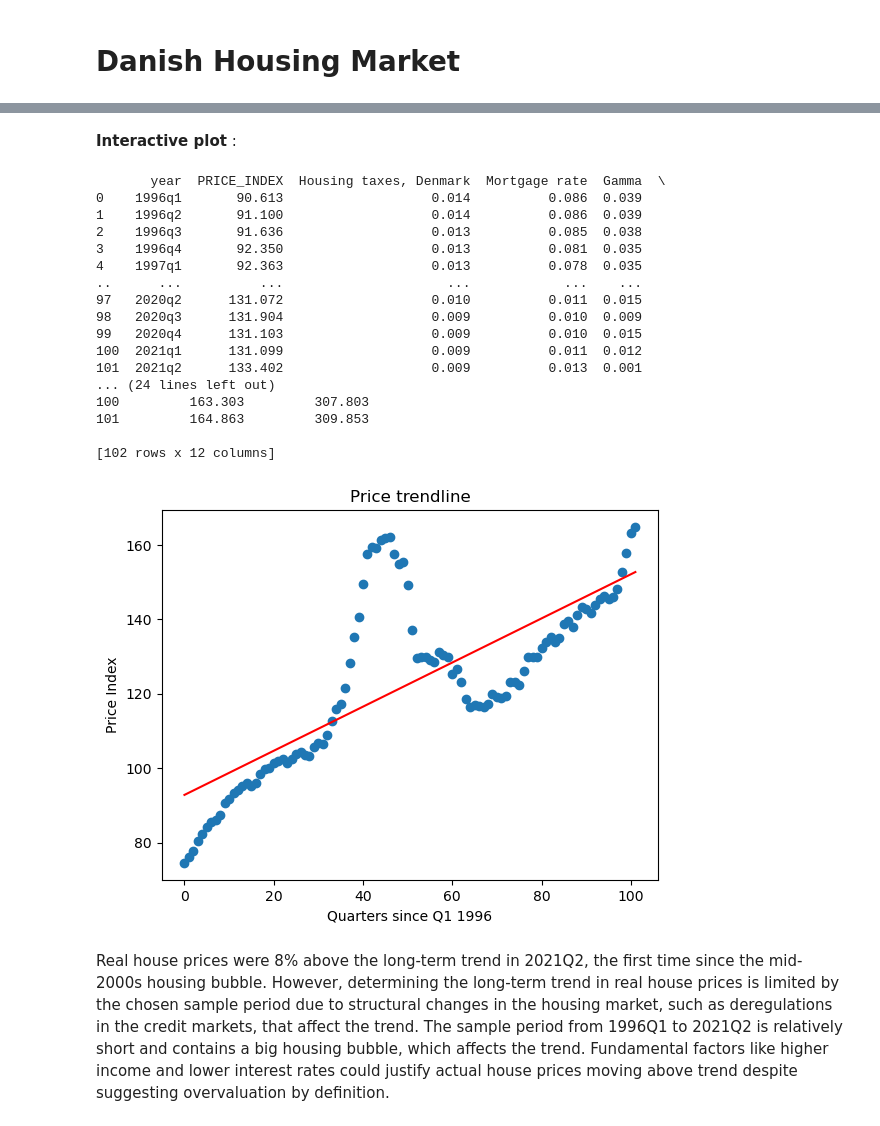
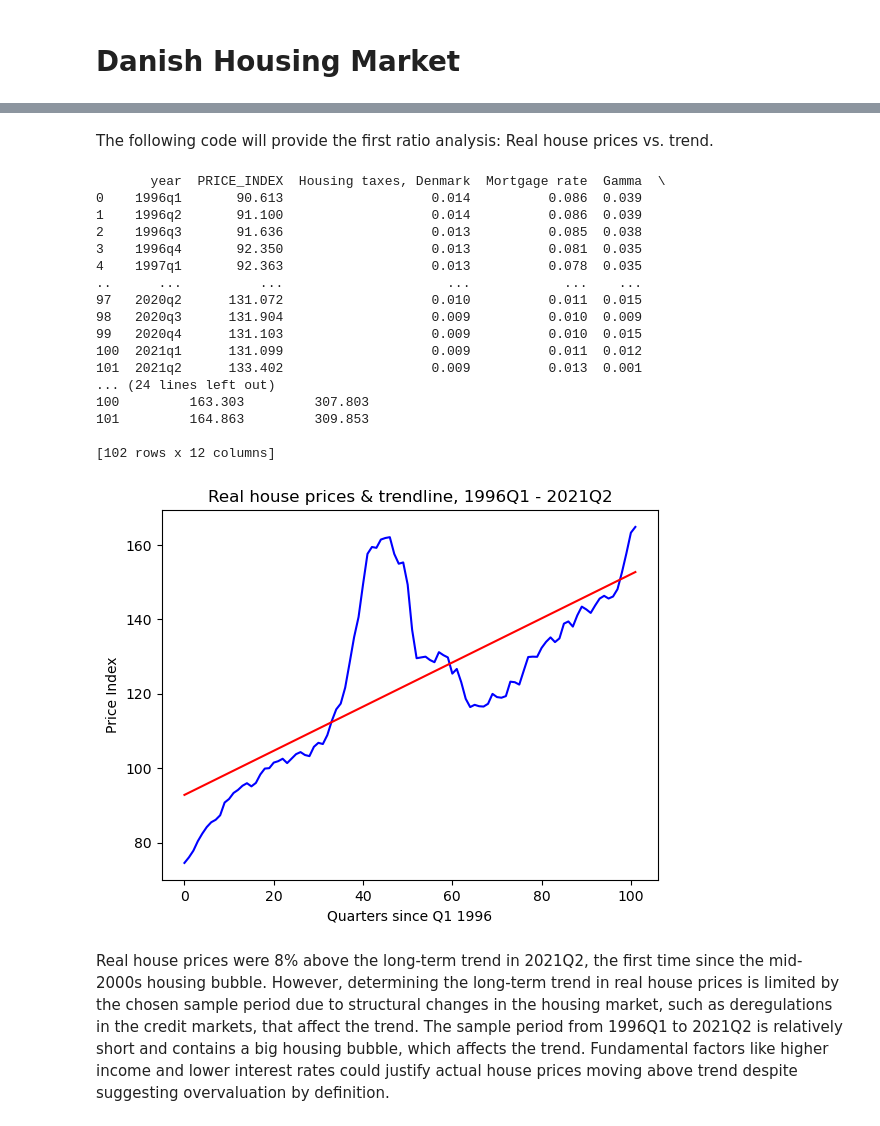
Before and after one commit to NumEconCopenhagen/projects-2023-andy-bank, a Jupyter notebook: Dataproject/dataproject.ipynb, the cells around one changed output, grey strips where cells are left out. Saved outputs shown, nothing was run; the diff lists cells and outputs as text; code cells hidden in the pictures.

```diff
--- a/Dataproject/dataproject.ipynb
+++ b/Dataproject/dataproject.ipynb
@@ -30,5 +12,5 @@ print(df)
-# %% [markdown]
-**Interactive plot** :
+# %% [markdown]
+The following code will provide the first ratio analysis: Real house prices vs. trend.
 # %%
 
 df.drop(columns=["Consumer prices",'Administration margins','Housing taxes, Copenhagen','Administration margins','Rentefradrag','Disposable income, Denmark','Disposable income, Copenhagen','Housing stock, Denmark / 1000','Housing stock CPH / 1000','Flat price, Copenhagen 2006=100','Unnamed: 22','House price, Denmark 2006=100'], inplace=True)
@@ -40,41 +22,41 @@ print(df)
 from scipy.stats import linregress
 
 # Here we create scatter plot of prices
-plt.scatter(df.index, df['House Price_DK'])
+plt.plot(df.index, df['House Price_DK'], linestyle='-', color='blue')
 
 # Here we calculate trendline using linear regression
 slope, intercept, r_value, p_value, std_err = linregress(df.index, df['House Price_DK'])
 trendline = slope * df.index + intercept
 
 # Here we add trendline to plot
 plt.plot(df.index, trendline, color='red')
 
 # Here we add labels and title
 plt.xlabel('Quarters since Q1 1996')
 plt.ylabel('Price Index')
-plt.title('Price trendline')
+plt.title('Real house prices & trendline, 1996Q1 - 2021Q2')
 
 # Here we show our plot
 plt.show()
 # %% [output]
        year  PRICE_INDEX  Housing taxes, Denmark  Mortgage rate  Gamma  \
 0    1996q1       90.613                   0.014          0.086  0.039
 1    1996q2       91.100                   0.014          0.086  0.039
 2    1996q3       91.636                   0.013          0.085  0.038
 3    1996q4       92.350                   0.013          0.081  0.035
 4    1997q1       92.363                   0.013          0.078  0.035
 ..      ...          ...                     ...            ...    ...
 97   2020q2      131.072                   0.010          0.011  0.015
 98   2020q3      131.904                   0.009          0.010  0.009
 99   2020q4      131.103                   0.009          0.010  0.015
 100  2021q1      131.099                   0.009          0.011  0.012
 101  2021q2      133.402                   0.009          0.013  0.001
 ... (24 lines left out)
 100         163.303         307.803
 101         164.863         309.853
 
 [102 rows x 12 columns]
-[figure, old version]
+[figure, new version]
 # %% [markdown]
 
 Real house prices were 8% above the long-term trend in 2021Q2, the first time since the mid-2000s housing bubble. However, determining the long-term trend in real house prices is limited by the chosen sample period due to structural changes in the housing market, such as deregulations in the credit markets, that affect the trend. The sample period from 1996Q1 to 2021Q2 is relatively short and contains a big housing bubble, which affects the trend. Fundamental factors like higher income and lower interest rates could justify actual house prices moving above trend despite suggesting overvaluation by definition.
```
Also changed, not shown: parts of 9 cells of this notebook.
